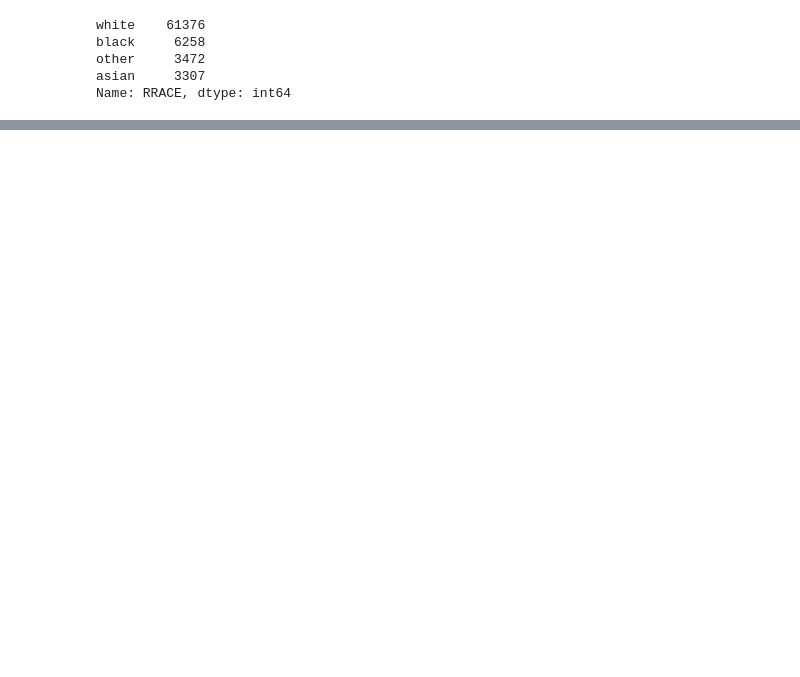
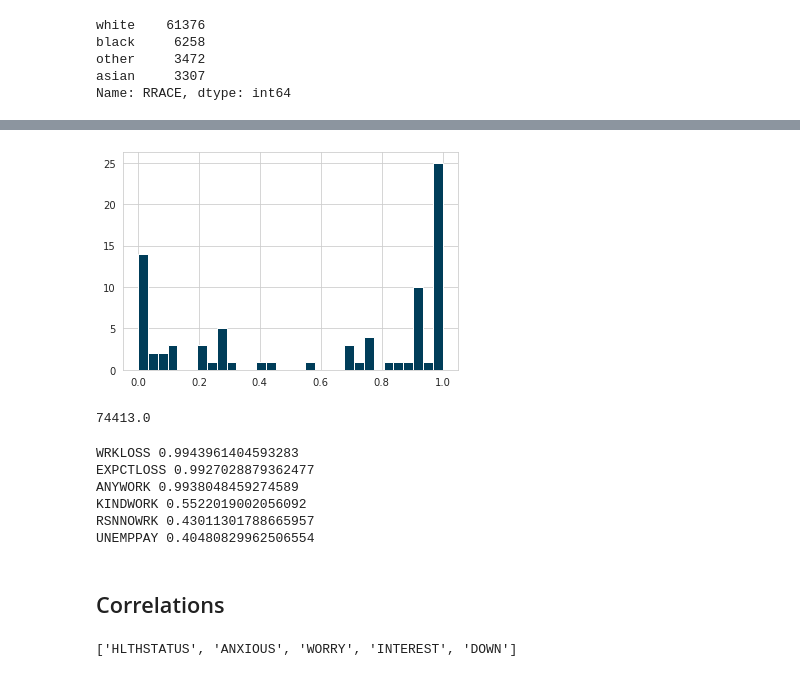
Before and after one commit to evdelph/DS4A-Women-Summit, a Jupyter notebook: notebooks/EDA_marina.ipynb, the cells around one changed output, grey strips where cells are left out. Saved outputs shown, nothing was run; the diff lists cells and outputs as text; code cells hidden in the pictures; blank space fills up the shorter version.

```diff
--- a/notebooks/EDA_marina.ipynb
+++ b/notebooks/EDA_marina.ipynb
@@ -143,0 +257,6 @@ var = 'WRKLOSS'
+# %%
+df = data[1].copy()
+# %%
+num = df._get_numeric_data()
+# %%
+num[num < 0] = np.nan
@@ -143,0 +279,24 @@ var = 'WRKLOSS'
+# %%
+plt.hist(num.describe().T['count'] / len(df), bins=31);
+# %% [output]
+[figure, added]
+# %%
+num.describe().T['count']['WEEK']
+# %% [output]
+74413.0
+# %%
+for var in WORK_VARS:
+    print(var, num.describe().T['count'][var] / len(df))
+# %% [output]
+WRKLOSS 0.9943961404593283
+EXPCTLOSS 0.9927028879362477
+ANYWORK 0.9938048459274589
+KINDWORK 0.5522019002056092
+RSNNOWRK 0.43011301788665957
+UNEMPPAY 0.40480829962506554
+# %% [markdown]
+## Correlations
+# %%
+HEALTH_VARS
+# %% [output]
+['HLTHSTATUS', 'ANXIOUS', 'WORRY', 'INTEREST', 'DOWN']
```
Also changed, not shown: parts of 27 cells of this notebook, 1 other file.
